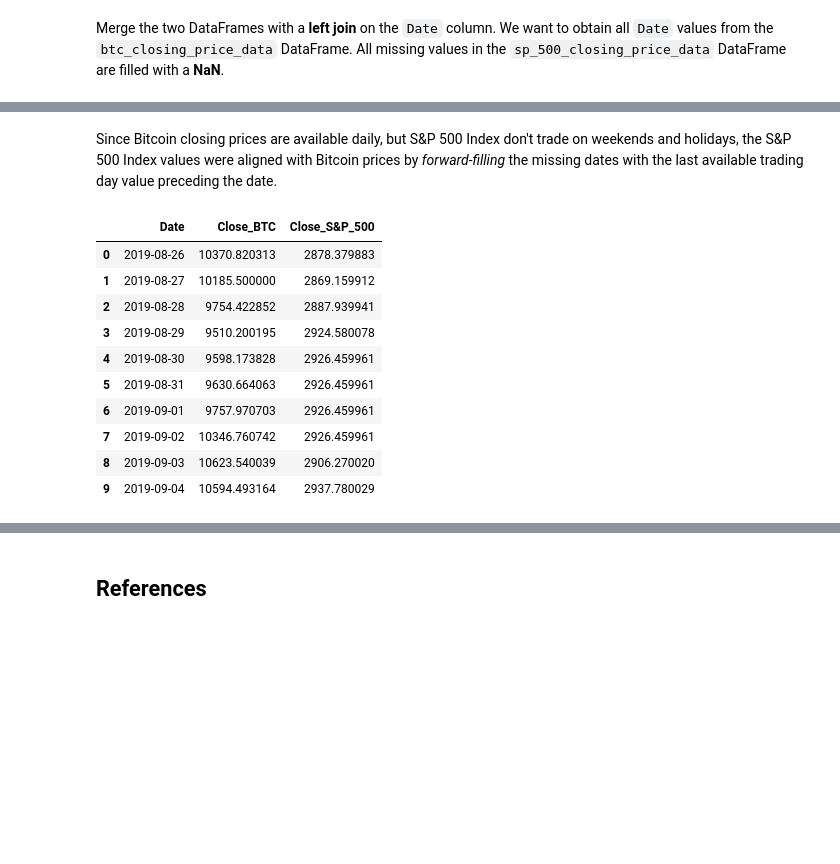
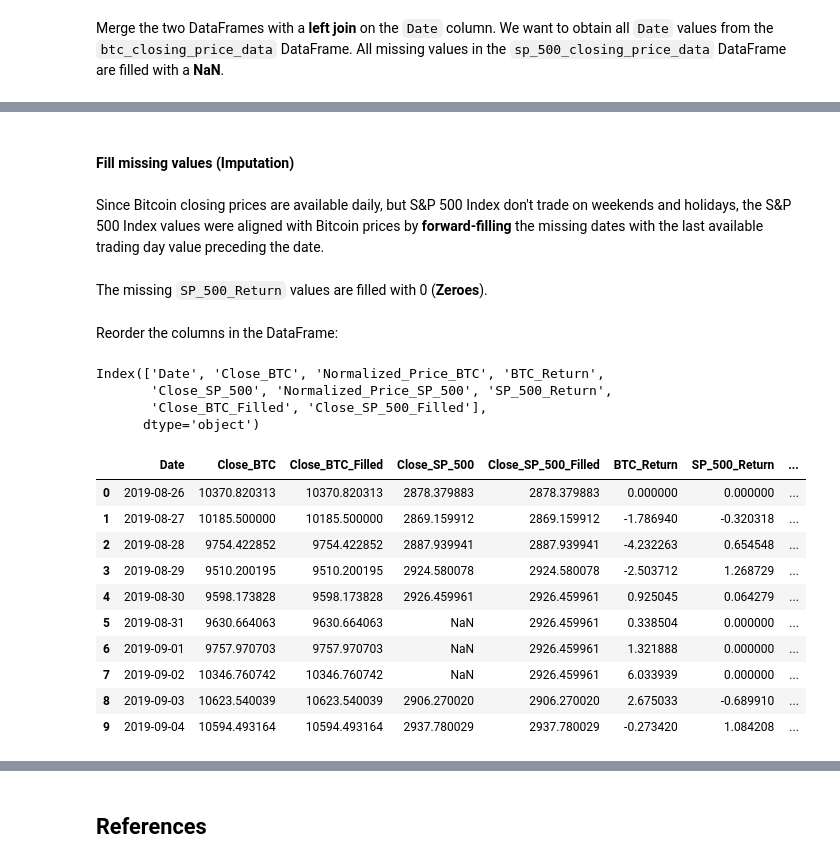
Before and after one commit to kostadinlambov/Bitcoin-and-Stock-Market-Correlation, a Jupyter notebook: Notebook/Bitcoin_and_Stock_Market_Correlation.ipynb, the cells around one changed output, grey strips where cells are left out. Drawn from its saved outputs; the diff is of its cells as text; code cells hidden in the pictures; blank space fills up the shorter version.

```diff
--- a/Notebook/Bitcoin_and_Stock_Market_Correlation.ipynb
+++ b/Notebook/Bitcoin_and_Stock_Market_Correlation.ipynb
@@ -298,18 +407,41 @@ Close_S&P_500           float64
 dtype: object
+# %% [markdown]
+#### Fill missing values (Imputation)
 # %% [markdown]
-Since Bitcoin closing prices are available daily, but S&P 500 Index don't trade on weekends and holidays, the S&P 500 Index values were aligned with Bitcoin prices by *forward-filling* the missing dates with the last available trading day value preceding the date.
+Since Bitcoin closing prices are available daily, but S&P 500 Index don't trade on weekends and holidays, the S&P 500 Index values were aligned with Bitcoin prices by **forward-filling** the missing dates with the last available trading day value preceding the date.
 # %%
-data_filled = data_merged.ffill()
-data_filled.head(10)
+data_merged["Close_BTC_Filled"] = data_merged.Close_BTC.ffill()
+data_merged["Close_SP_500_Filled"] = data_merged.Close_SP_500.ffill()
+data_merged["Normalized_Price_SP_500"] = data_merged.Normalized_Price_SP_500.ffill()
-# %% [output]
-|  | Date | Close_BTC | Close_S&P_500 |
-| 0 | 2019-08-26 | 10370.820313 | 2878.379883 |
-| 1 | 2019-08-27 | 10185.500000 | 2869.159912 |
-| 2 | 2019-08-28 | 9754.422852 | 2887.939941 |
-| 3 | 2019-08-29 | 9510.200195 | 2924.580078 |
-| 4 | 2019-08-30 | 9598.173828 | 2926.459961 |
-| 5 | 2019-08-31 | 9630.664063 | 2926.459961 |
-| 6 | 2019-09-01 | 9757.970703 | 2926.459961 |
-| 7 | 2019-09-02 | 10346.760742 | 2926.459961 |
-| 8 | 2019-09-03 | 10623.540039 | 2906.270020 |
-| 9 | 2019-09-04 | 10594.493164 | 2937.780029 |
+# %% [markdown]
+The missing `SP_500_Return` values are filled with 0 (**Zeroes**).
+# %%
+data_merged["SP_500_Return"] = data_merged.SP_500_Return.fillna(0)
+# %% [markdown]
+Reorder the columns in the DataFrame:
+# %%
+data_merged.columns
+# %% [output]
+Index(['Date', 'Close_BTC', 'Normalized_Price_BTC', 'BTC_Return',
+       'Close_SP_500', 'Normalized_Price_SP_500', 'SP_500_Return',
+       'Close_BTC_Filled', 'Close_SP_500_Filled'],
+      dtype='object')
+# %%
+data_tidy = data_merged[["Date", "Close_BTC", "Close_BTC_Filled",
+                        "Close_SP_500", "Close_SP_500_Filled",
+                        "BTC_Return", "SP_500_Return",
+                        "Normalized_Price_BTC", "Normalized_Price_SP_500"]].copy(deep=True)
+
+data_tidy.head(10)
+# %% [output]
+|  | Date | Close_BTC | Close_BTC_Filled | Close_SP_500 | Close_SP_500_Filled | BTC_Return | SP_500_Return | ... |
+| 0 | 2019-08-26 | 10370.820313 | 10370.820313 | 2878.379883 | 2878.379883 | 0.000000 | 0.000000 | ... |
+| 1 | 2019-08-27 | 10185.500000 | 10185.500000 | 2869.159912 | 2869.159912 | -1.786940 | -0.320318 | ... |
+| 2 | 2019-08-28 | 9754.422852 | 9754.422852 | 2887.939941 | 2887.939941 | -4.232263 | 0.654548 | ... |
+| 3 | 2019-08-29 | 9510.200195 | 9510.200195 | 2924.580078 | 2924.580078 | -2.503712 | 1.268729 | ... |
+| 4 | 2019-08-30 | 9598.173828 | 9598.173828 | 2926.459961 | 2926.459961 | 0.925045 | 0.064279 | ... |
+| 5 | 2019-08-31 | 9630.664063 | 9630.664063 | NaN | 2926.459961 | 0.338504 | 0.000000 | ... |
+| 6 | 2019-09-01 | 9757.970703 | 9757.970703 | NaN | 2926.459961 | 1.321888 | 0.000000 | ... |
+| 7 | 2019-09-02 | 10346.760742 | 10346.760742 | NaN | 2926.459961 | 6.033939 | 0.000000 | ... |
+| 8 | 2019-09-03 | 10623.540039 | 10623.540039 | 2906.270020 | 2906.270020 | 2.675033 | -0.689910 | ... |
+| 9 | 2019-09-04 | 10594.493164 | 10594.493164 | 2937.780029 | 2937.780029 | -0.273420 | 1.084208 | ... |
```
Also changed, not shown: parts of 23 cells of this notebook, 2 other files.
